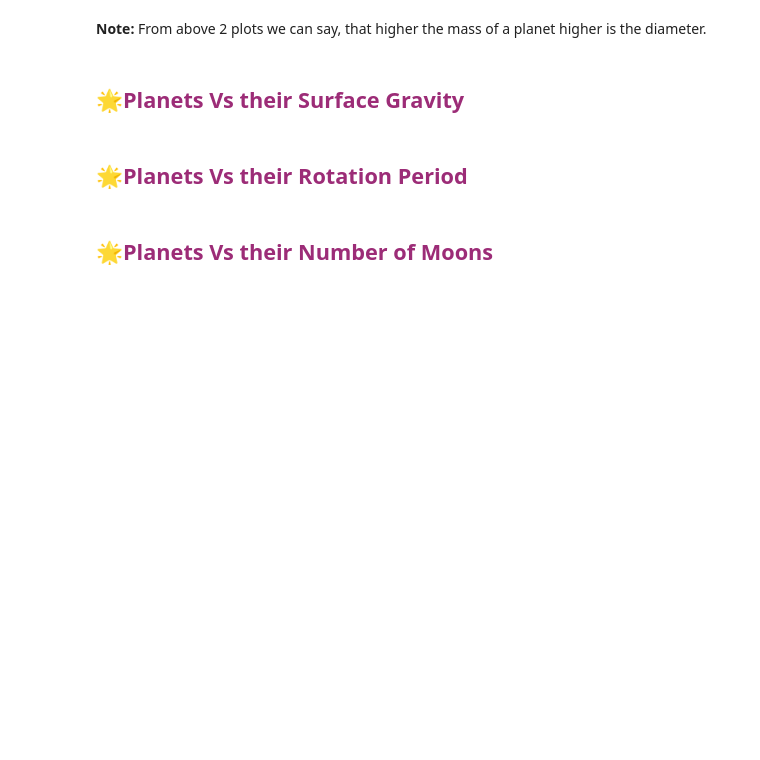
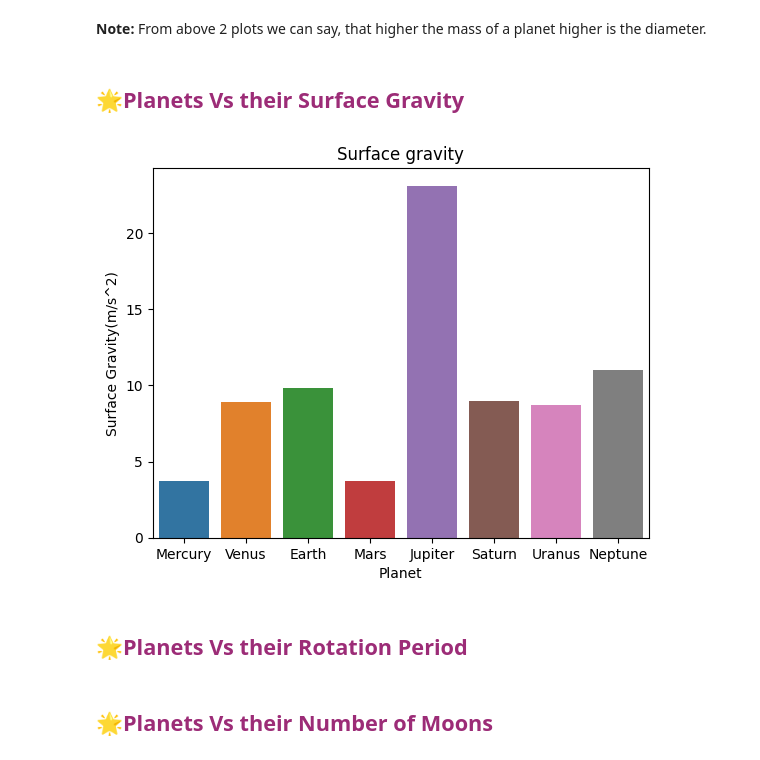
Before and after one commit to LuisMCota/upy3, a Jupyter notebook: Unit1/Pre-processing/Unit_1_Data_Preprocessing.ipynb, the cells around one changed output. Drawn from its saved outputs; the diff is of its cells as text; code cells hidden in the pictures; blank space fills up the shorter version.

```diff
--- a/Unit1/Pre-processing/Unit_1_Data_Preprocessing.ipynb
+++ b/Unit1/Pre-processing/Unit_1_Data_Preprocessing.ipynb
@@ -302,6 +316,10 @@ Create a plot(graph) to visualize the distance fro mthe sun from the closets to
 **Note:** From above 2 plots we can say, that higher the mass of a planet higher is the diameter.
 # %% [markdown]
 ## **<span style="color:#9C2C77;">🌟Planets Vs their Surface Gravity </span>**
+# %%
+plotsss(planets['Planet'],planets['Surface Gravity(m/s^2)'], 'Surface gravity')
+# %% [output]
+[figure, added]
 # %% [markdown]
 ## **<span style="color:#9C2C77;">🌟Planets Vs their Rotation Period</span>**
 # %% [markdown]
```
Also changed, not shown: parts of 4 cells of this notebook.
